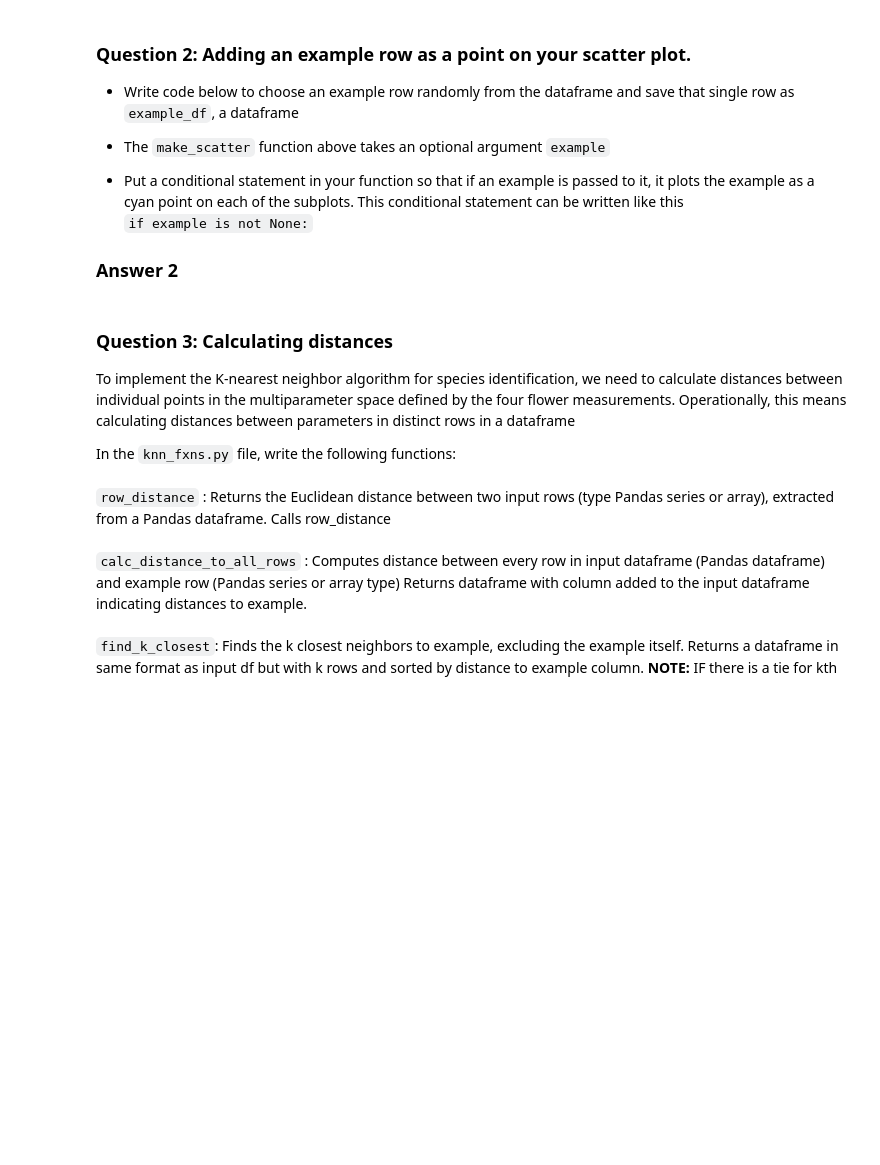
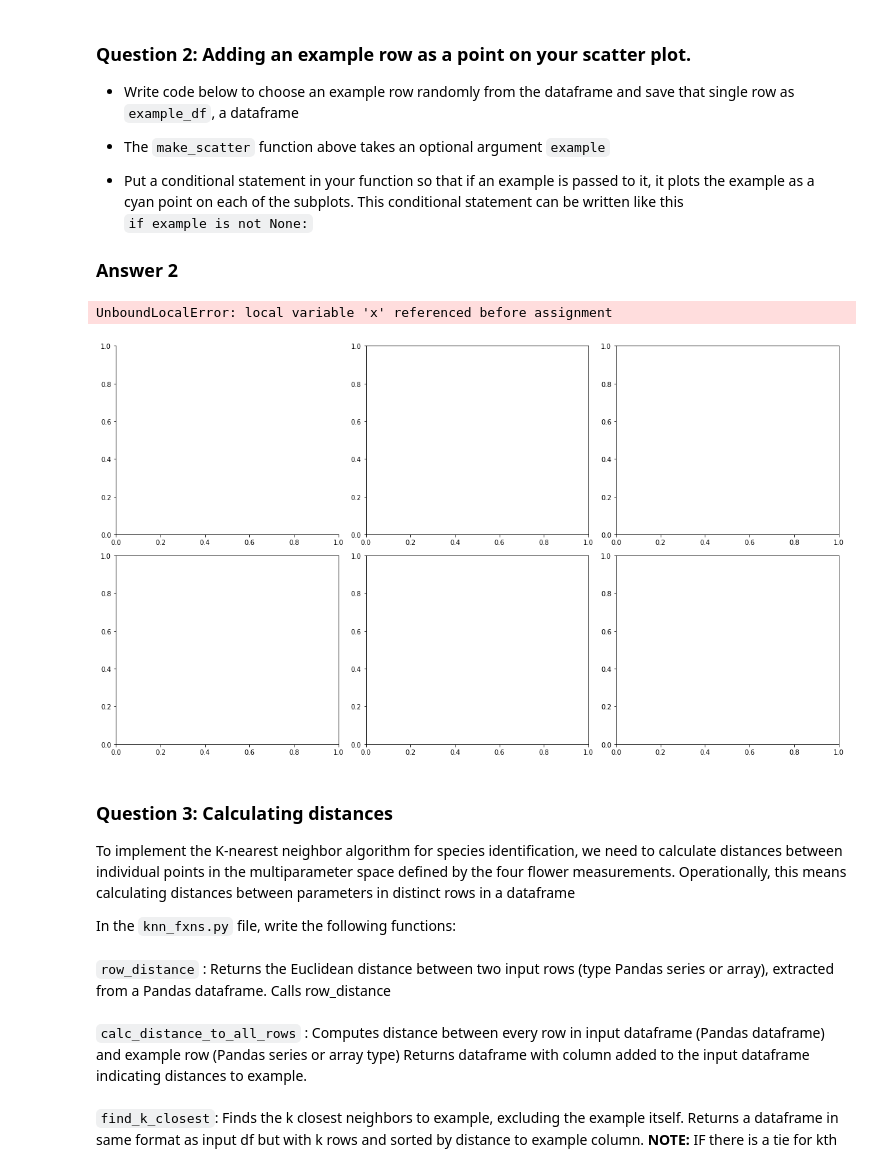
Before and after one commit to rielywhite/BDS-311-hw09, a Jupyter notebook: hw09.ipynb, the cells around one changed output. Cells and saved outputs as stored; diff of their text form; code cells hidden in the pictures; blank space fills up the shorter version.

```diff
--- a/hw09.ipynb
+++ b/hw09.ipynb
@@ -122,3 +117,75 @@ make_scatter(df,example_df)
+# %%
+#Answer 2 below
+#Extract example_df, modify make_scatter to plot an example_df
+example_df=df.sample(n=1)
+
+def make_scatter(df,example=None,k=None):
+    '''
+    Input: df, iris Pandas data frame
+    Optional input: example,data frame to plot as point on scatter plots
+    Optional input: k, number of closest points to mark
+    Makes six scatter plots for each unique pair of parameters
+    '''
+    col='m','g','r'
+    spe_class=['Iris-versicolor','Iris-setosa','Iris-virginica']
+    n=1
+    c=3
+    r=2
+    fig, ax=plt.subplots(r,c)
+    fig.set_size_inches(16,9)
+    fig.tight_layout()
+
+    for i in np.arange(r):
+        for j in np.arange(c):
+            ax[i,j].spines['top'].set_visible(False)
+            ax[i,j].spines['right'].set_visible(False)
+            if n==1:
+                x=df.sepalwidth
+                y=df.sepallength
+                ax[i,j].set_xlabel('sepalwidth')
+                ax[i,j].set_ylabel('sepallength')
+            elif n==2:
+                x=df.sepalwidth
+                y=df.petalwidth
+                ax[i,j].set_xlabel('sepalwidth')
+                ax[i,j].set_ylabel('petalwidth')
+            elif n==3:
+                x=df.sepalwidth
+                y=df.petallength
+                ax[i,j].set_xlabel('sepalwidth')
+                ax[i,j].set_ylabel('petallength')
+            elif n==4:
+                x=df.sepallength
+                y=df.petalwidth
+                ax[i,j].set_xlabel('sepallength')
+                ax[i,j].set_ylabel('petalwidth')
+            elif n==5:
+                x=df.sepallength
+                y=df.petallength
+                ax[i,j].set_xlabel('sepallength')
+                ax[i,j].set_ylabel('petallength')
+            else:
+                x=df.petalwidth
+                y=df.petallength
+                ax[i,j].set_xlabel('petalwidth')
+                ax[i,j].set_ylabel('petallength')
+
+            n=n+1
+            if example is not None:
+                ax[i,j].scatter([example[x.name]],[example[y.name]],s=50,color='c',marker='o',label="example")
+            for k in np.arange(len(spe_class)):
+                cr_class=spe_class[k]
+                ax[i,j].scatter(x[df['class']==cr_class],y[df['class']==cr_class],s=10,facecolors='NONE',edgecolors=col[k],label=cr_class)
+
+                if n==7:
+                    ax[i,j].legend(loc='upper left')
+
+
+make_scatter(df,example_df)
+example_df
+# %% [output]
+UnboundLocalError: local variable 'x' referenced before assignment
+[figure, added]
 # %% [markdown]
 ### Question 3: Calculating distances
 
```
Also changed, not shown: parts of 1 cell of this notebook.
